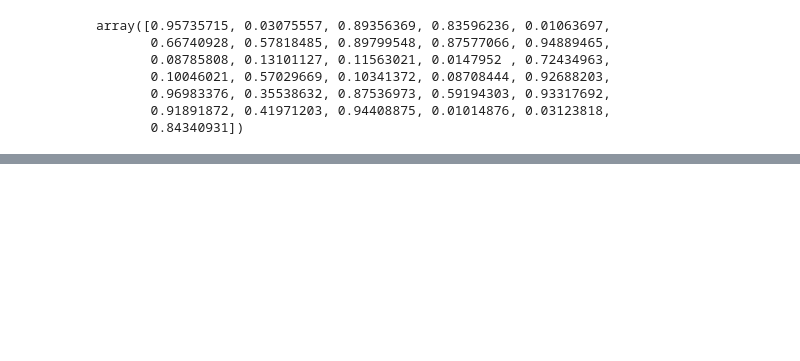
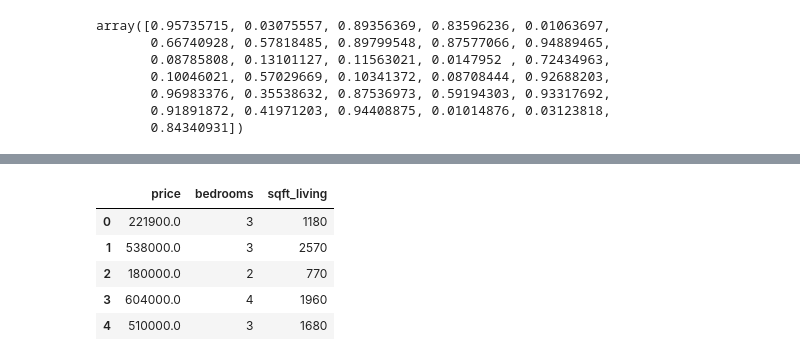
Before and after one commit to r3d-slayer/DeepLearning-Implementation, a Jupyter notebook: Deep Learning.ipynb, the cells around one changed output, grey strips where cells are left out. Cells and saved outputs as stored; diff of their text form; code cells hidden in the pictures; blank space fills up the shorter version.

```diff
--- a/Deep Learning.ipynb
+++ b/Deep Learning.ipynb
@@ -261,0 +260,6 @@ array([0.95735715, 0.03075557, 0.89356369, 0.83596236, 0.01063697,
+# %%
+dataset = pd.read_csv(r'house_data.csv')
+dataset.drop(columns=['id', 'date', 'bathrooms',
+       'sqft_lot', 'floors', 'waterfront', 'view', 'condition', 'grade',
+       'sqft_above', 'sqft_basement', 'yr_built', 'yr_renovated', 'zipcode',
+       'lat', 'long', 'sqft_living15', 'sqft_lot15'],inplace=True)
@@ -261,0 +368,9 @@ array([0.95735715, 0.03075557, 0.89356369, 0.83596236, 0.01063697,
+# %%
+dataset.head()
+# %% [output]
+|  | price | bedrooms | sqft_living |
+| 0 | 221900.0 | 3 | 1180 |
+| 1 | 538000.0 | 3 | 2570 |
+| 2 | 180000.0 | 2 | 770 |
+| 3 | 604000.0 | 4 | 1960 |
+| 4 | 510000.0 | 3 | 1680 |
```
Also changed, not shown: parts of 20 cells of this notebook, 1 other file.
